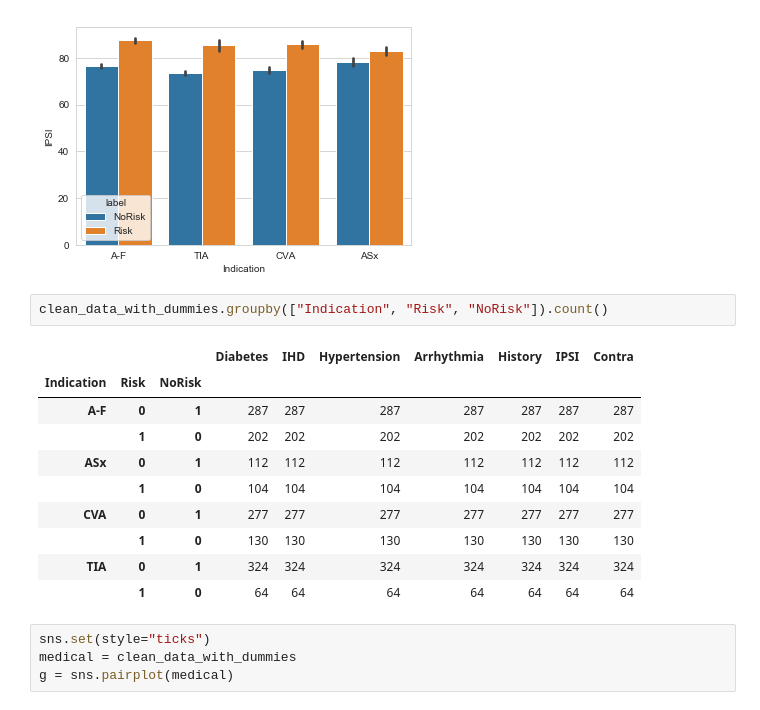
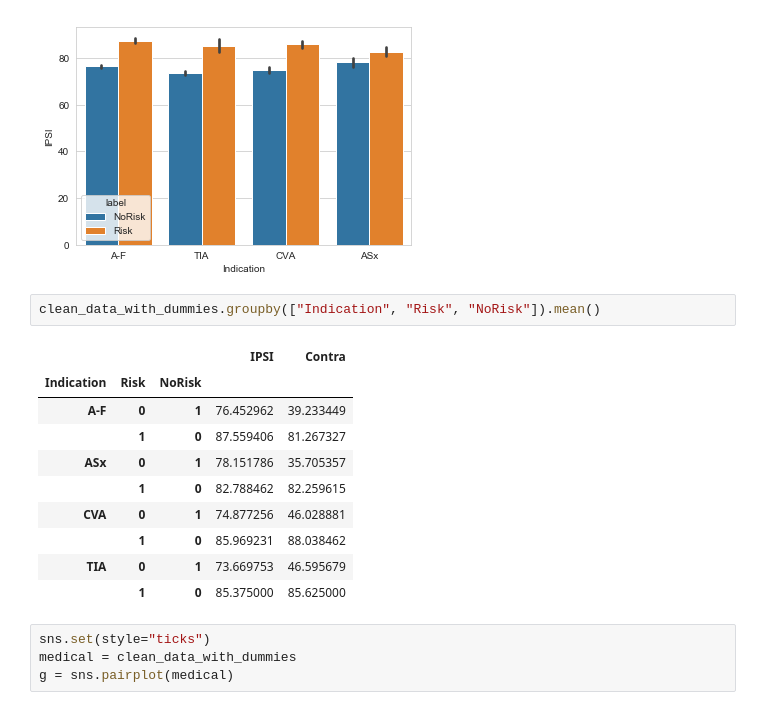
Before and after one commit to bdavis9725/Medical-Data-Mining, a Jupyter notebook: DataMiningACW.ipynb, the cells around one changed output. Drawn from its saved outputs; the diff is of its cells as text.

```diff
--- a/DataMiningACW.ipynb
+++ b/DataMiningACW.ipynb
@@ -289,18 +289,18 @@ vis4 = sns.barplot(x="Indication", y ="IPSI", hue="label", data=clean_data)
 # %% [output]
 [figure]
 # %%
-clean_data_with_dummies.groupby(["Indication", "Risk", "NoRisk"]).count()
+clean_data_with_dummies.groupby(["Indication", "Risk", "NoRisk"]).mean()
 # %% [output]
-|  |  |  | Diabetes | IHD | Hypertension | Arrhythmia | History | IPSI | Contra |
-| Indication | Risk | NoRisk |  |  |  |  |  |  |  |
-| A-F | 0 | 1 | 287 | 287 | 287 | 287 | 287 | 287 | 287 |
-|  | 1 | 0 | 202 | 202 | 202 | 202 | 202 | 202 | 202 |
-| ASx | 0 | 1 | 112 | 112 | 112 | 112 | 112 | 112 | 112 |
-|  | 1 | 0 | 104 | 104 | 104 | 104 | 104 | 104 | 104 |
-| CVA | 0 | 1 | 277 | 277 | 277 | 277 | 277 | 277 | 277 |
-|  | 1 | 0 | 130 | 130 | 130 | 130 | 130 | 130 | 130 |
-| TIA | 0 | 1 | 324 | 324 | 324 | 324 | 324 | 324 | 324 |
-|  | 1 | 0 | 64 | 64 | 64 | 64 | 64 | 64 | 64 |
+|  |  |  | IPSI | Contra |
+| Indication | Risk | NoRisk |  |  |
+| A-F | 0 | 1 | 76.452962 | 39.233449 |
+|  | 1 | 0 | 87.559406 | 81.267327 |
+| ASx | 0 | 1 | 78.151786 | 35.705357 |
+|  | 1 | 0 | 82.788462 | 82.259615 |
+| CVA | 0 | 1 | 74.877256 | 46.028881 |
+|  | 1 | 0 | 85.969231 | 88.038462 |
+| TIA | 0 | 1 | 73.669753 | 46.595679 |
+|  | 1 | 0 | 85.375000 | 85.625000 |
 # %%
 sns.set(style="ticks")
 medical = clean_data_with_dummies
```
Also changed, not shown: parts of 7 cells of this notebook.
